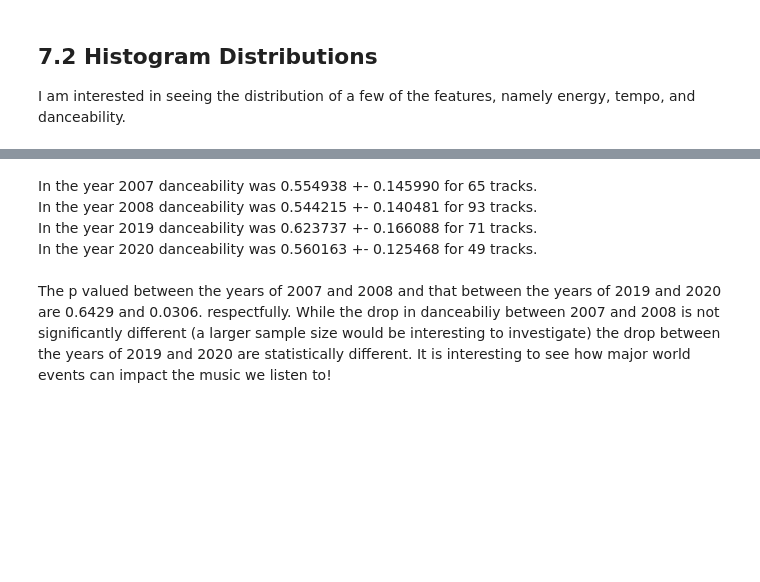
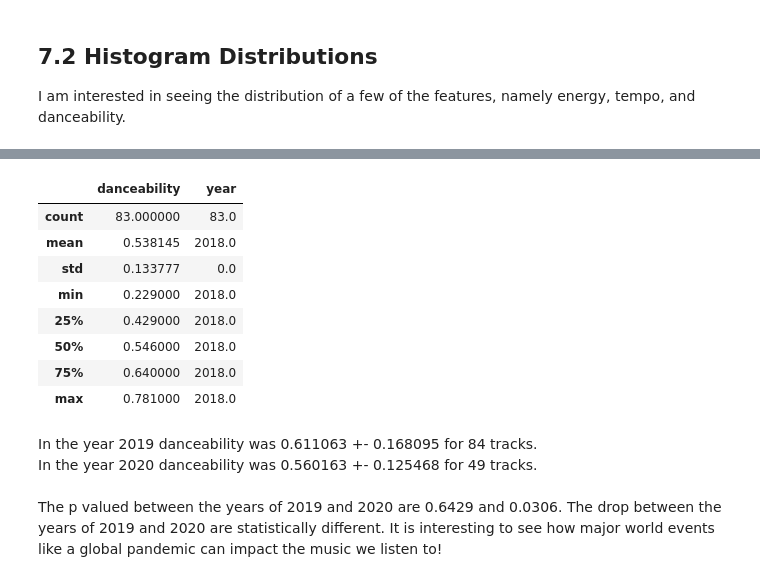
Before and after one commit to sschwartzdata/onramp_project, a Jupyter notebook: Submissions/proof_of_concept.ipynb, the cells around one changed output, grey strips where cells are left out. Saved outputs shown, nothing was run; the diff lists cells and outputs as text; code cells hidden in the pictures; blank space fills up the shorter version.

```diff
--- a/Submissions/proof_of_concept.ipynb
+++ b/Submissions/proof_of_concept.ipynb
@@ -1571,5 +1779,4 @@ memory usage: 42.0+ KB
 # %%
-dance_year_2007 = dance_year[dance_year['year'] == 2007]
-dance_year_2008 = dance_year[dance_year['year'] == 2008]
+dance_year_2018 = dance_year[dance_year['year'] == 2018]
 dance_year_2019 = dance_year[dance_year['year'] == 2019]
 dance_year_2020 = dance_year[dance_year['year'] == 2020]
@@ -1623,12 +1806,20 @@ dance_year_2020.describe()
 | max | 0.803000 | 2020.0 |
+# %%
+dance_year_2018.describe()
+# %% [output]
+|  | danceability | year |
+| count | 83.000000 | 83.0 |
+| mean | 0.538145 | 2018.0 |
+| std | 0.133777 | 0.0 |
+| min | 0.229000 | 2018.0 |
+| 25% | 0.429000 | 2018.0 |
+| 50% | 0.546000 | 2018.0 |
+| 75% | 0.640000 | 2018.0 |
+| max | 0.781000 | 2018.0 |
 # %% [markdown]
-In the year 2007 danceability was 0.554938 +- 0.145990 for 65 tracks.
-<br>
-In the year 2008 danceability was 0.544215 +- 0.140481 for 93 tracks.
-<br>
-In the year 2019 danceability was 0.623737 +- 0.166088 for 71 tracks.
+In the year 2019 danceability was 0.611063 +- 0.168095 for 84 tracks.
 <br>
 In the year 2020 danceability was 0.560163 +- 0.125468 for 49 tracks.
 <br>
 <br>
-The p valued between the years of 2007 and 2008 and that between the years of 2019 and 2020 are 0.6429 and 0.0306. respectfully. While the drop in danceabiliy between 2007 and 2008 is not significantly different (a larger sample size would be interesting to investigate) the drop between the years of 2019 and 2020 are statistically different. It is interesting to see how major world events can impact the music we listen to!
+The p valued between the years of 2019 and 2020 are 0.6429 and 0.0306. The drop between the years of 2019 and 2020 are statistically different. It is interesting to see how major world events like a global pandemic can impact the music we listen to!
```
Also changed, not shown: parts of 56 cells of this notebook, 17 other files.
